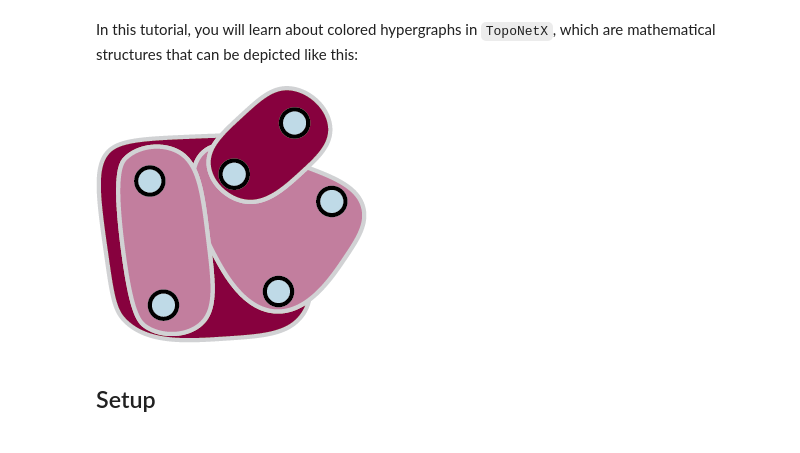
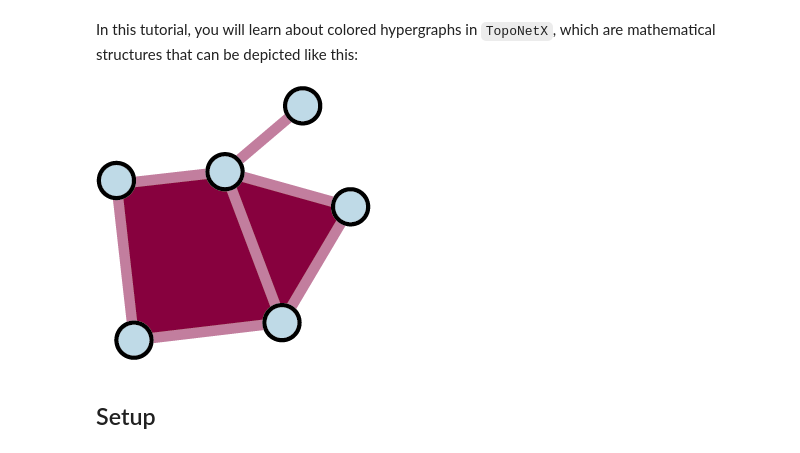
Before and after one commit to pyt-team/TopoNetX, a Jupyter notebook: tutorials/04_colored_hypergraphs.ipynb, the cells around one changed output. Cells and saved outputs as stored; diff of their text form; code cells hidden in the pictures.

```diff
--- a/tutorials/04_colored_hypergraphs.ipynb
+++ b/tutorials/04_colored_hypergraphs.ipynb
@@ -5,9 +5,9 @@ In this tutorial, you will learn about colored hypergraphs in `TopoNetX`, which
 # %%
 from IPython import display
 
-display.Image("chg.png")
+display.Image("cc.png")
 # %% [output]
-[figure, old version]
+[figure, new version]
 # %% [markdown]
 ## Setup
 # %%
```
